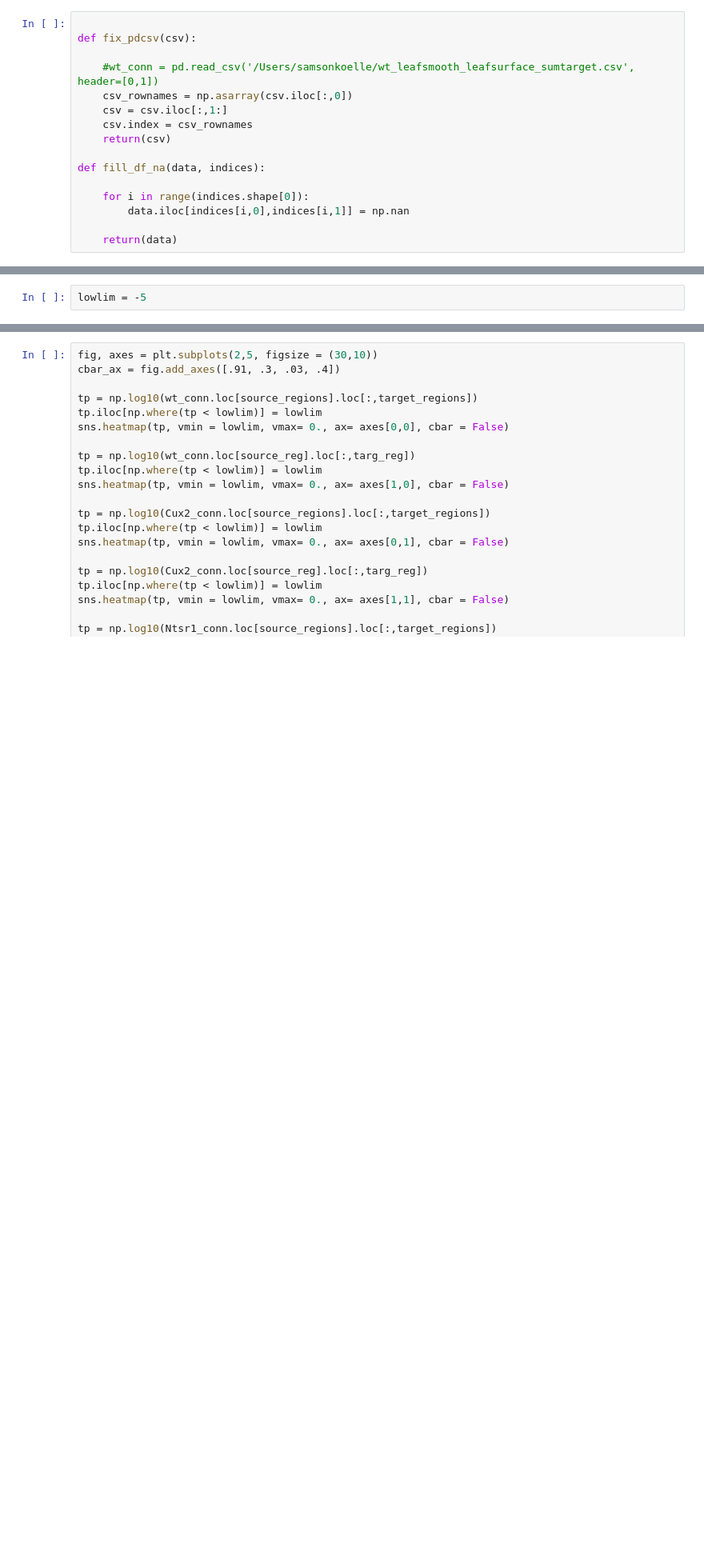
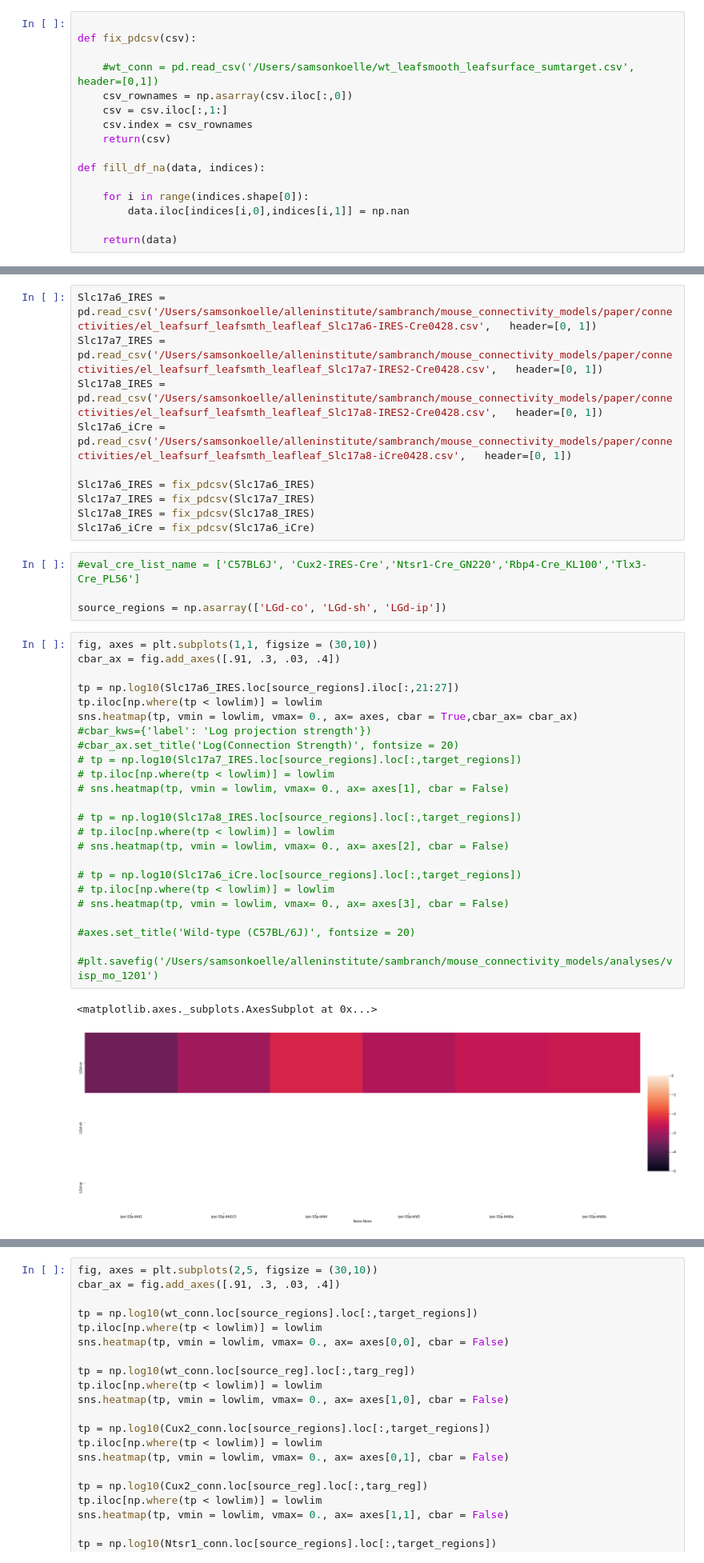
Before and after one commit to AllenInstitute/mouse_connectivity_models, a Jupyter notebook: analyses/paper/connectivitycreation/Figure3_v2.ipynb, the cells around one changed output, grey strips where cells are left out. Shown at 80% size. Drawn from its saved outputs; the diff is of its cells as text; blank space fills up the shorter version.

```diff
--- a/analyses/paper/connectivitycreation/Figure3_v2.ipynb
+++ b/analyses/paper/connectivitycreation/Figure3_v2.ipynb
@@ -119,2 +120,0 @@ Tlx3_conn = pd.concat([Tlx3_conn, Tlx3_conn2])
-# %%
-lowlim = -5
@@ -120,0 +325,41 @@ lowlim = -5
+# %%
+Slc17a6_IRES = pd.read_csv('/Users/samsonkoelle/alleninstitute/sambranch/mouse_connectivity_models/paper/connectivities/el_leafsurf_leafsmth_leafleaf_Slc17a6-IRES-Cre0428.csv',   header=[0, 1])
+Slc17a7_IRES = pd.read_csv('/Users/samsonkoelle/alleninstitute/sambranch/mouse_connectivity_models/paper/connectivities/el_leafsurf_leafsmth_leafleaf_Slc17a7-IRES2-Cre0428.csv',   header=[0, 1])
+Slc17a8_IRES = pd.read_csv('/Users/samsonkoelle/alleninstitute/sambranch/mouse_connectivity_models/paper/connectivities/el_leafsurf_leafsmth_leafleaf_Slc17a8-IRES2-Cre0428.csv',   header=[0, 1])
+Slc17a6_iCre = pd.read_csv('/Users/samsonkoelle/alleninstitute/sambranch/mouse_connectivity_models/paper/connectivities/el_leafsurf_leafsmth_leafleaf_Slc17a8-iCre0428.csv',   header=[0, 1])
+
+Slc17a6_IRES = fix_pdcsv(Slc17a6_IRES)
+Slc17a7_IRES = fix_pdcsv(Slc17a7_IRES)
+Slc17a8_IRES = fix_pdcsv(Slc17a8_IRES)
+Slc17a6_iCre = fix_pdcsv(Slc17a6_iCre)
+# %%
+#eval_cre_list_name = ['C57BL6J', 'Cux2-IRES-Cre','Ntsr1-Cre_GN220','Rbp4-Cre_KL100','Tlx3-Cre_PL56']
+
+source_regions = np.asarray(['LGd-co', 'LGd-sh', 'LGd-ip'])
+# %%
+fig, axes = plt.subplots(1,1, figsize = (30,10))
+cbar_ax = fig.add_axes([.91, .3, .03, .4])
+
+tp = np.log10(Slc17a6_IRES.loc[source_regions].iloc[:,21:27])
+tp.iloc[np.where(tp < lowlim)] = lowlim
+sns.heatmap(tp, vmin = lowlim, vmax= 0., ax= axes, cbar = True,cbar_ax= cbar_ax)
+#cbar_kws={'label': 'Log projection strength'})
+#cbar_ax.set_title('Log(Connection Strength)', fontsize = 20)
+# tp = np.log10(Slc17a7_IRES.loc[source_regions].loc[:,target_regions])
+# tp.iloc[np.where(tp < lowlim)] = lowlim
+# sns.heatmap(tp, vmin = lowlim, vmax= 0., ax= axes[1], cbar = False)
+
+# tp = np.log10(Slc17a8_IRES.loc[source_regions].loc[:,target_regions])
+# tp.iloc[np.where(tp < lowlim)] = lowlim
+# sns.heatmap(tp, vmin = lowlim, vmax= 0., ax= axes[2], cbar = False)
+
+# tp = np.log10(Slc17a6_iCre.loc[source_regions].loc[:,target_regions])
+# tp.iloc[np.where(tp < lowlim)] = lowlim
+# sns.heatmap(tp, vmin = lowlim, vmax= 0., ax= axes[3], cbar = False)
+
+#axes.set_title('Wild-type (C57BL/6J)', fontsize = 20)
+
+#plt.savefig('/Users/samsonkoelle/alleninstitute/sambranch/mouse_connectivity_models/analyses/visp_mo_1201')
+# %% [output]
+<matplotlib.axes._subplots.AxesSubplot at 0x...>
+[figure, added]
```
Also changed, not shown: parts of 15 cells of this notebook.
